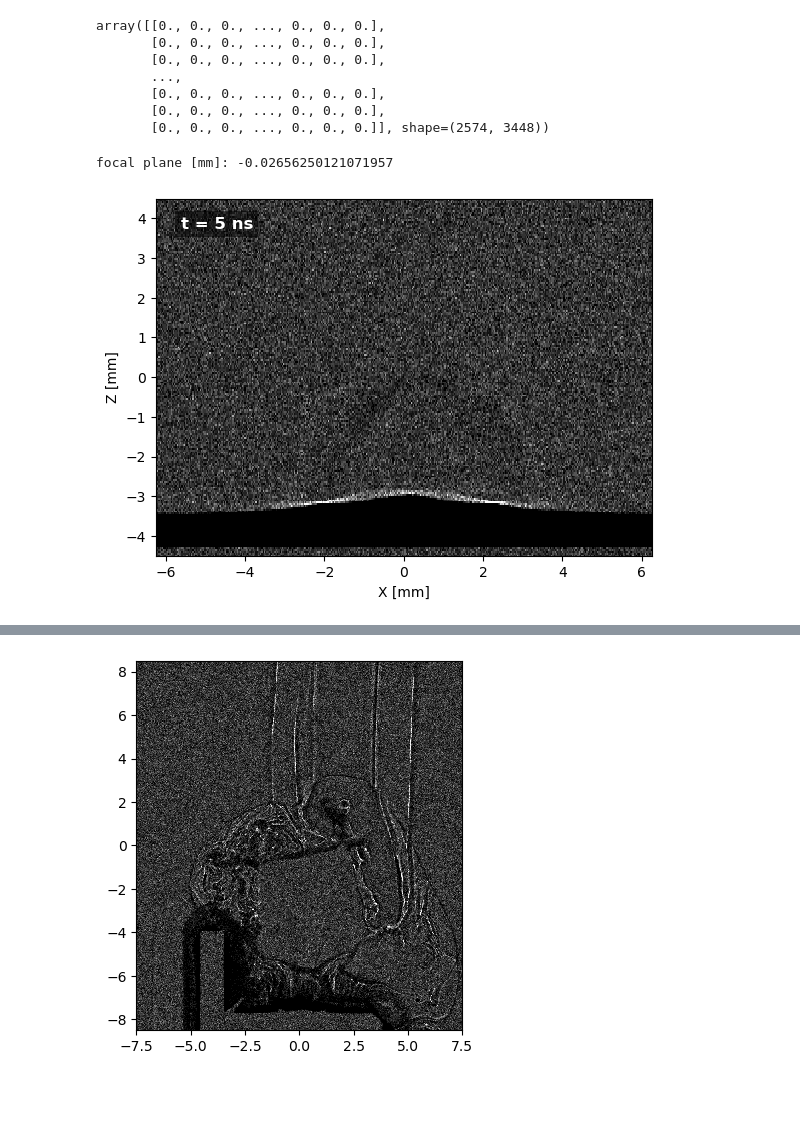
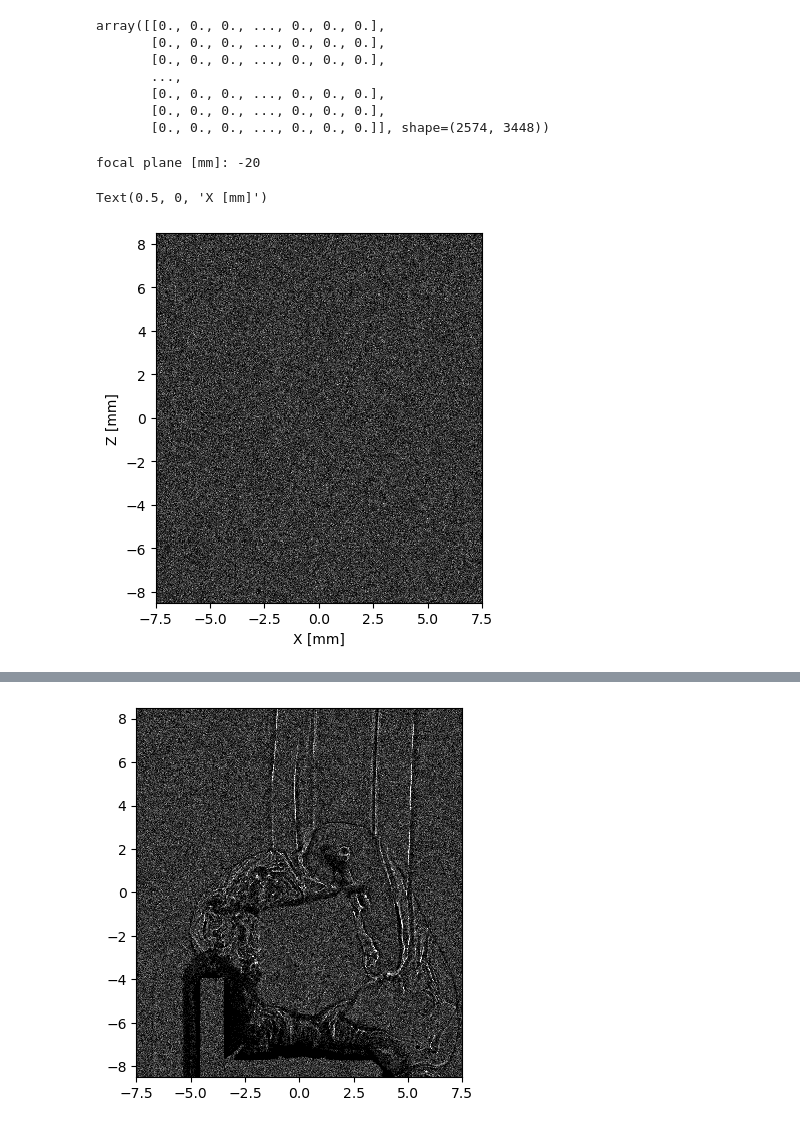
Before and after one commit to alextimoney/LIONZ_MagShockZ, a Jupyter notebook: particle_tracking/shadowgraphy_3d_images.ipynb, the cells around one changed output, grey strips where cells are left out. Saved outputs shown, nothing was run; the diff lists cells and outputs as text; code cells hidden in the pictures; blank space fills up the shorter version.

Commit message:
add matrix images

```diff
--- a/particle_tracking/shadowgraphy_3d_images.ipynb
+++ b/particle_tracking/shadowgraphy_3d_images.ipynb
@@ -16,10 +16,8 @@ The autoreload extension is already loaded. To reload it, use:
 # %%
 # Get data
-import yt.units
 
-ray_trace_dir = '../../traces/3d_noshield_scaledens/raytrace_0019_10e-2'
-# ray_trace_dir = '/home/timoney/scratch/timoney/MagShockZ/traces/3d_aperture/raytrace_0039_v1'
-output_dir = '/home/timoney/scratch/timoney/MagShockZ/images/sh_2d_shield_rot'
+ray_trace_dir = '/home/timoney/scratch/timoney/MagShockZ/traces/synthetic_trace'
+# output_dir = '/home/timoney/scratch/timoney/MagShockZ/images/fp_test'
 
 metadata = {}
 raytrace_metadata = ray_trace_dir + '/metadata.txt'
@@ -90,9 +88,10 @@ array([[0., 0., 0., ..., 0., 0., 0.],
 # ds.r[('flash','z')]
 # %%
 # define LIONZ optical system
-focal_plane = (ds.r[('flash','z')][-1]+ds.r[('flash','z')][0])/2*10 # midplane of simulation (multiply by 10 to convert to mm)
+output_dir = '/home/timoney/scratch/timoney/MagShockZ/images/lens_focal_plane'
+focal_plane = (ds.r[('flash','z')][-1]-ds.r[('flash','z')][0])/2*10 # midplane of simulation (multiply by 10 to convert to mm)
 focal_plane = focal_plane.v #take out yt unit
-# focal_plane = -20 # manually set focal plane
+focal_plane = -20 # manually set focal plane
 
 print("focal plane [mm]:", focal_plane)
 
@@ -106,46 +105,52 @@ elif Lens_FL == 500:
     d1 = 584.3
 
 d2 =total_dist-d1
-Lens_Rad = .5*75/2 # radius of lens
+Lens_Rad = .5*75 # radius of lens
 # Lx (int, optional): Detector size in x. Defaults to 18.
 # Ly (float, optional): Detector size in y. Defaults to 13.5.
-sh = rtm.LIONZ_approx(r0 = rf, Lx = 15, Ly = 17, focal_plane = focal_plane+offset_mm, L=Lens_FL, R=Lens_Rad) # must center grid
+
+dist=50
+
+sh = rtm.LIONZ_image_sweep(r0 = rf, Lx = 15, Ly = 17, focal_plane = focal_plane+offset_mm, L=Lens_FL, R=Lens_Rad) # must center grid
 # sh = rtm.LIONZ_approx(r0 = rf, Lx = 15, Ly = 17, focal_plane = focal_plane+offset_mm, L=Lens_FL, R=Lens_Rad) # must center grid
-sh.solve(d1=d1,d2=d2)
+sh.solve(d1=d1,d2=d2, intermed_dist = dist)
 sh.histogram(bin_scale = 7)
 # plot
 fig, axs = plt.subplots()
 cm='gray'
 #clim=[0,15]
 
 vmin=np.percentile(sh.H, 5)
 vmax=np.percentile(sh.H,90)
 
 clim=(0,vmax*3) # trial and error
 sh.plot(axs, cmap=cm, clim=clim)
 
 # add in time step
 time_ns = ds.current_time.in_units('ns').v
-axs.text(0.05, 0.95, f't = {time_ns:.0f} ns',
-         transform=axs.transAxes,
-         color='white',
-         fontsize=12,
-         fontweight='bold',
-         verticalalignment='top',
-         bbox=dict(facecolor='black', alpha=0.5, edgecolor='none')) # Adds a readable background box
+# axs.text(0.05, 0.95, f't = {time_ns:.0f} ns',
+#          transform=axs.transAxes,
+#          color='white',
+#          fontsize=12,
+#          fontweight='bold',
+#          verticalalignment='top',
+#          bbox=dict(facecolor='black', alpha=0.5, edgecolor='none')) # Adds a readable background box
 
 #offset_mm = 0
 #sh_focused = rtm.LIONZ_approx(r0 = rf, Lx = 15, Ly = 17, focal_plane = 0, L=Lens_FL, R=Lens_Rad)
 #sh_focused.solve(d1=d1,d2=d2)
 #sh_focused.histogram(bin_scale = 7)
 plt.ylabel('Z [mm]')
 plt.xlabel('X [mm]')
-plt.ylim(-4.5, 4.5)
-plt.xlim(-6.25, 6.25)
-plt.show()
-# plt.savefig(f'{output_dir}/sh_3d_t={time_ns:.0f}.png', bbox_inches='tight')
+# plt.ylim(-4.5, 4.5)
+# plt.xlim(-6.25, 6.25)
+# plt.show()
+# plt.savefig(f'{output_dir}/lens_{dist:.2f}.png', bbox_inches='tight')
+# plt.savefig(f'{output_dir}/lens_front_fp.png', bbox_inches='tight')
+# plt.close()
 # plt.savefig(f'{output_dir}/sh_3d_t={time_ns:.0f}_fp={np.round(focal_plane+offset_mm,2)}.png', bbox_inches='tight')
 # plt.savefig(f'{output_dir}/sh_t_{time_ns:.0f}ns_fp_{np.round(focal_plane+offset_mm,2)}.png', bbox_inches='tight')
 # %% [output]
-focal plane [mm]: -0.02656250121071957
+focal plane [mm]: -20
+Text(0.5, 0, 'X [mm]')
-[figure, old version]
+[figure, new version]
```
Also changed, not shown: parts of 9 cells of this notebook, 11 other files.
